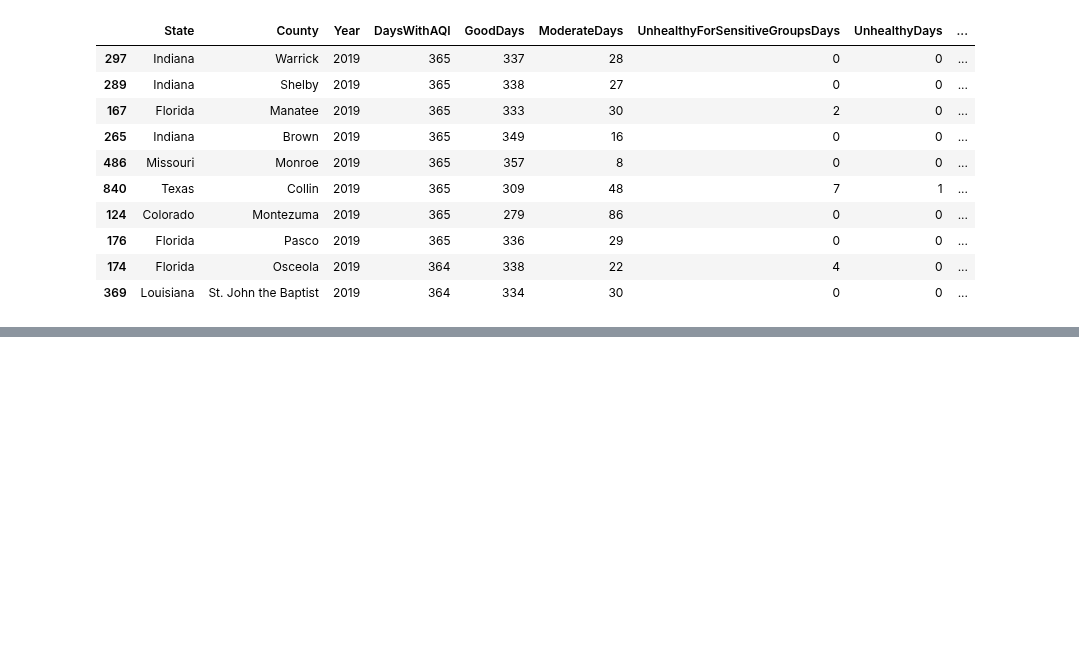
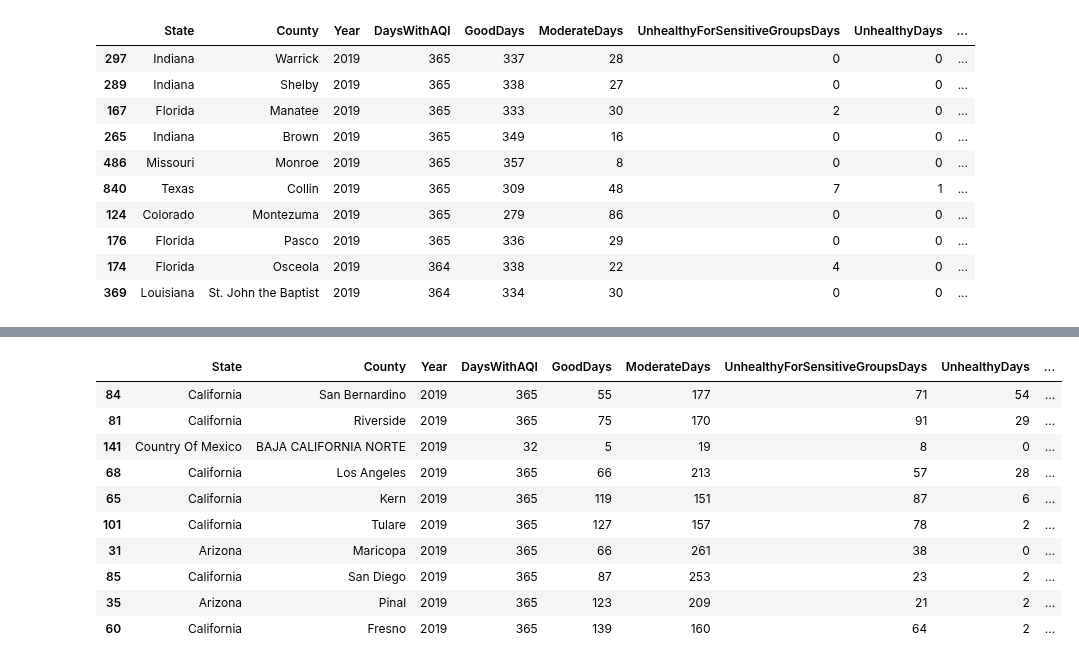
Before and after one commit to AvatarJoshi/copd_project, a Jupyter notebook: 2019/AirQuality_2019.ipynb, the cells around one changed output, grey strips where cells are left out. Saved outputs shown, nothing was run; the diff lists cells and outputs as text; code cells hidden in the pictures; blank space fills up the shorter version.

```diff
--- a/2019/AirQuality_2019.ipynb
+++ b/2019/AirQuality_2019.ipynb
@@ -190,0 +206,15 @@ aqi_df.sort_values(by=['DaysOzone'],  ascending=False).head(10)
+# %%
+# Sort by Median AQI
+aqi_df.sort_values(by=['MedianAQI'],  ascending=False).head(10)
+# %% [output]
+|  | State | County | Year | DaysWithAQI | GoodDays | ModerateDays | UnhealthyForSensitiveGroupsDays | UnhealthyDays | ... |
+| 84 | California | San Bernardino | 2019 | 365 | 55 | 177 | 71 | 54 | ... |
+| 81 | California | Riverside | 2019 | 365 | 75 | 170 | 91 | 29 | ... |
+| 141 | Country Of Mexico | BAJA CALIFORNIA NORTE | 2019 | 32 | 5 | 19 | 8 | 0 | ... |
+| 68 | California | Los Angeles | 2019 | 365 | 66 | 213 | 57 | 28 | ... |
+| 65 | California | Kern | 2019 | 365 | 119 | 151 | 87 | 6 | ... |
+| 101 | California | Tulare | 2019 | 365 | 127 | 157 | 78 | 2 | ... |
+| 31 | Arizona | Maricopa | 2019 | 365 | 66 | 261 | 38 | 0 | ... |
+| 85 | California | San Diego | 2019 | 365 | 87 | 253 | 23 | 2 | ... |
+| 35 | Arizona | Pinal | 2019 | 365 | 123 | 209 | 21 | 2 | ... |
+| 60 | California | Fresno | 2019 | 365 | 139 | 160 | 64 | 2 | ... |
```
Also changed, not shown: parts of 8 cells of this notebook.
